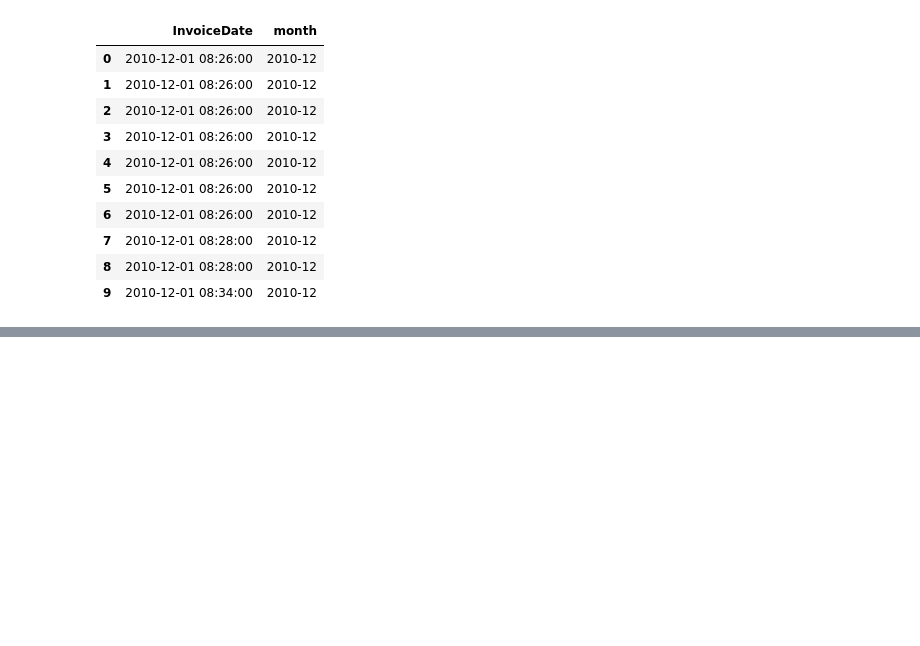
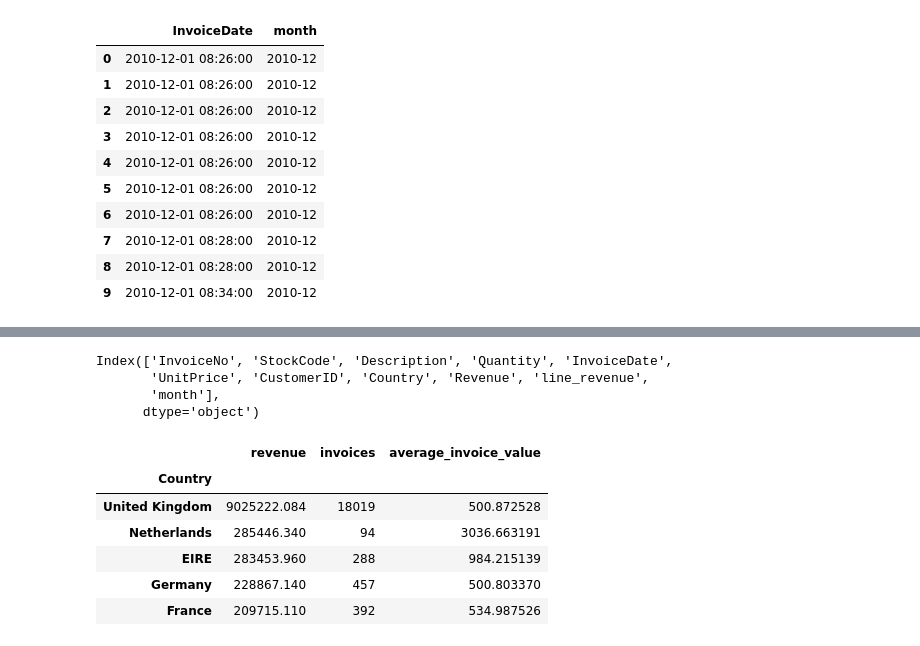
Before and after one commit to phawatboom/datascience_practice, a Jupyter notebook: 01_load_and_inspect.ipynb, the cells around one changed output, grey strips where cells are left out. Drawn from its saved outputs; the diff is of its cells as text; code cells hidden in the pictures; blank space fills up the shorter version.

```diff
--- a/01_load_and_inspect.ipynb
+++ b/01_load_and_inspect.ipynb
@@ -244,0 +289,3 @@ sales[["InvoiceDate", "month"]].head(10)
+# %%
+country_summary = sales.groupby("Country").agg(revenue=("line_revenue", "sum"), invoices=("InvoiceNo", "nunique"))
+country_summary.head()
@@ -244,0 +300,25 @@ sales[["InvoiceDate", "month"]].head(10)
+# %%
+sales.columns
+# %% [output]
+Index(['InvoiceNo', 'StockCode', 'Description', 'Quantity', 'InvoiceDate',
+       'UnitPrice', 'CustomerID', 'Country', 'Revenue', 'line_revenue',
+       'month'],
+      dtype='object')
+# %%
+# unique_invoices = sales["InvoiceNo"].nunique()
+# sales["average_invoice_value"] = sales["Revenue"] / unique_invoices
+# sales.head()
+
+country_summary["average_invoice_value"] = (country_summary["revenue"] / country_summary["invoices"])
+# %%
+country_summary.sort_values(
+    "revenue", ascending=False
+).head(5)
+# %% [output]
+|  | revenue | invoices | average_invoice_value |
+| Country |  |  |  |
+| United Kingdom | 9025222.084 | 18019 | 500.872528 |
+| Netherlands | 285446.340 | 94 | 3036.663191 |
+| EIRE | 283453.960 | 288 | 984.215139 |
+| Germany | 228867.140 | 457 | 500.803370 |
+| France | 209715.110 | 392 | 534.987526 |
```
Also changed, not shown: parts of 4 cells of this notebook.
